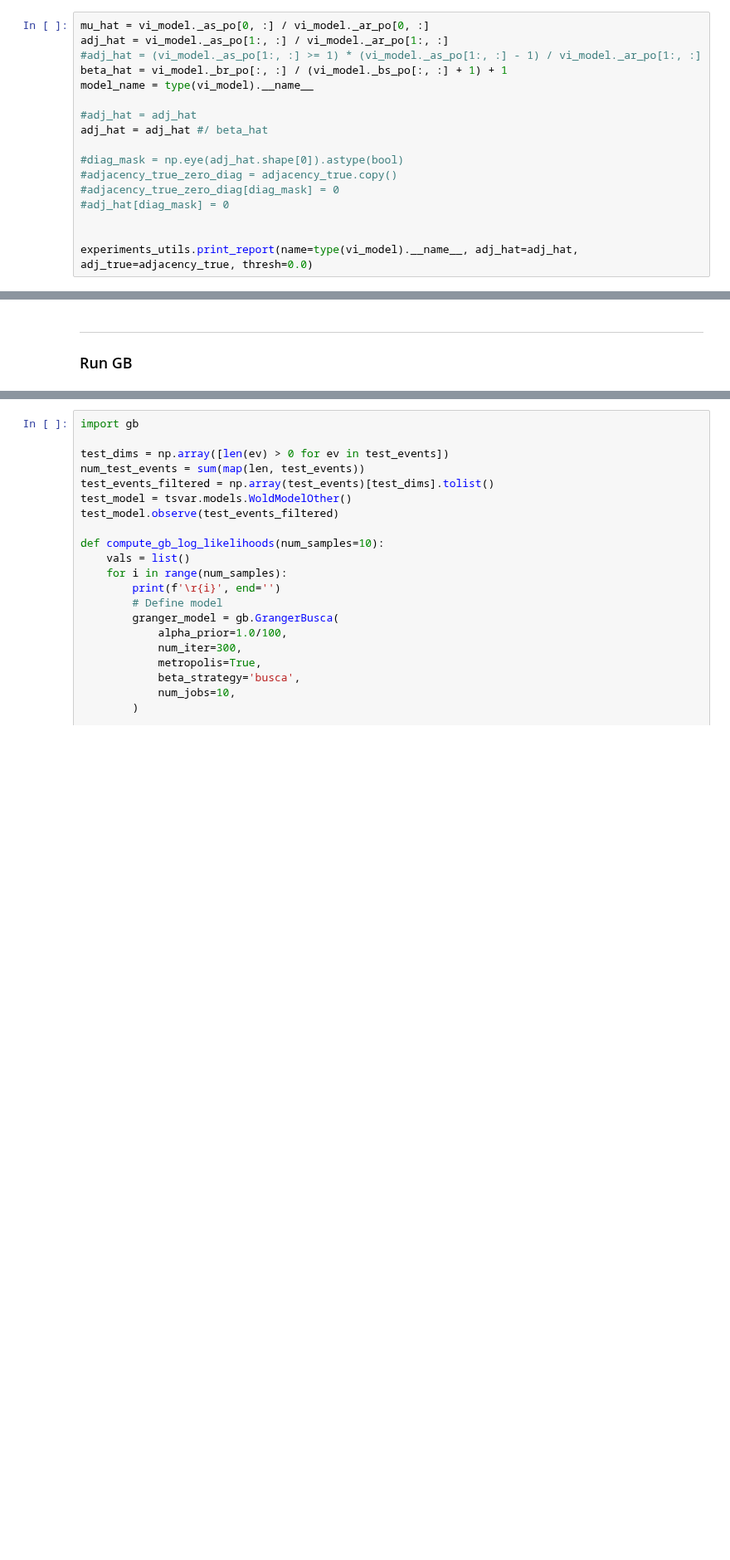
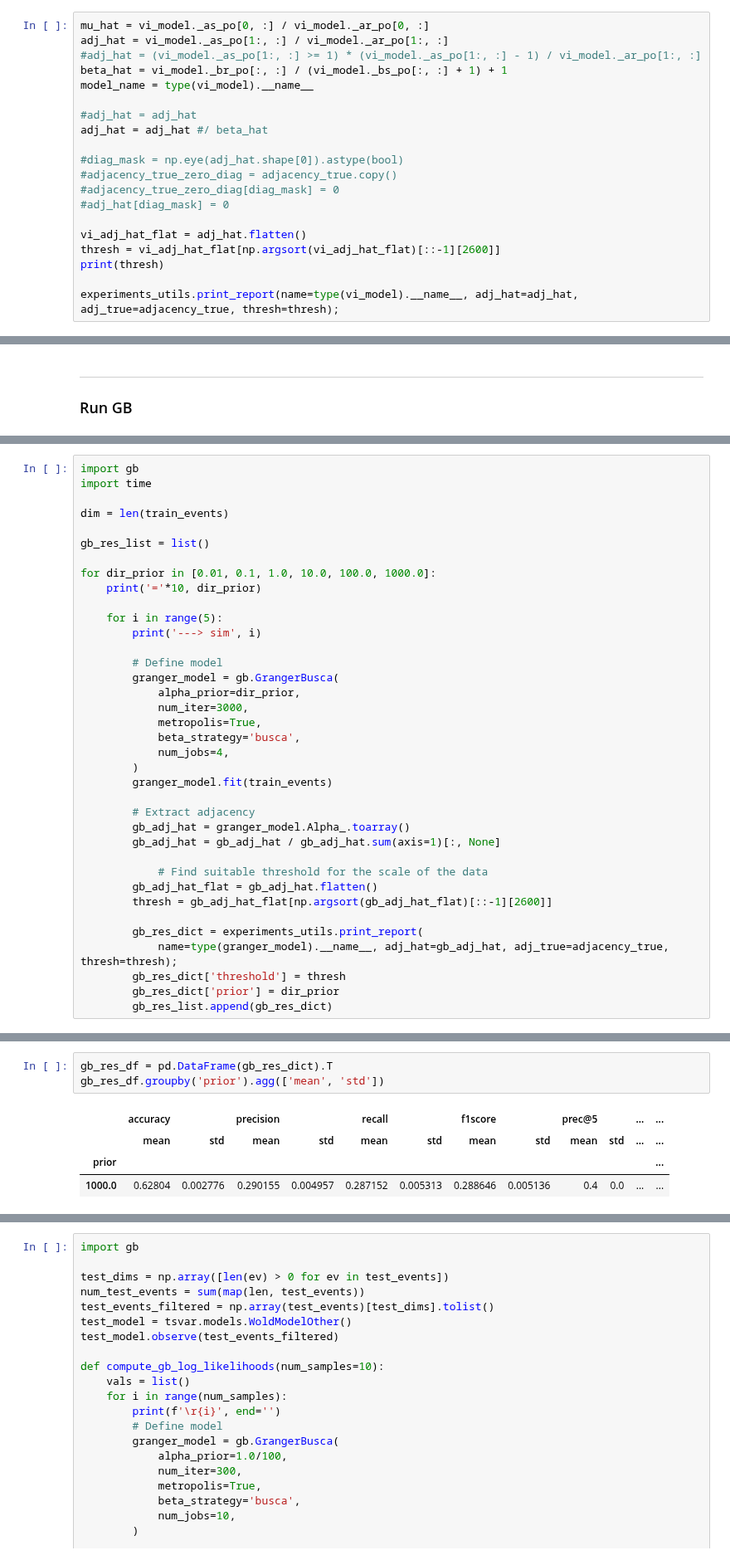
Before and after one commit to trouleau/var-wold, a Jupyter notebook: notebook/real-datasets/1-wt-email-Eu-core.ipynb, the cells around one changed output, grey strips where cells are left out. Shown at 83% size. Saved outputs shown, nothing was run; the diff lists cells and outputs as text; blank space fills up the shorter version.

```diff
--- a/notebook/real-datasets/1-wt-email-Eu-core.ipynb
+++ b/notebook/real-datasets/1-wt-email-Eu-core.ipynb
@@ -329,8 +352,11 @@ adj_hat = adj_hat #/ beta_hat
 #adjacency_true_zero_diag[diag_mask] = 0
 #adj_hat[diag_mask] = 0
 
+vi_adj_hat_flat = adj_hat.flatten()
+thresh = vi_adj_hat_flat[np.argsort(vi_adj_hat_flat)[::-1][2600]]
+print(thresh)
 
-experiments_utils.print_report(name=type(vi_model).__name__, adj_hat=adj_hat, adj_true=adjacency_true, thresh=0.0)
+experiments_utils.print_report(name=type(vi_model).__name__, adj_hat=adj_hat, adj_true=adjacency_true, thresh=thresh);
 # %% [output]
 ==================================================
 ========== Method: WoldModelVariationalOther
@@ -438,0 +416,37 @@ granger_model.fit(events)
+# %%
+import gb
+import time
+
+dim = len(train_events)
+
+gb_res_list = list()
+
+for dir_prior in [0.01, 0.1, 1.0, 10.0, 100.0, 1000.0]:
+    print('='*10, dir_prior)
+
+    for i in range(5):
+        print('---> sim', i)
+
+        # Define model
+        granger_model = gb.GrangerBusca(
+            alpha_prior=dir_prior,
+            num_iter=3000,
+            metropolis=True,
+            beta_strategy='busca',
+            num_jobs=4,
+        )
+        granger_model.fit(train_events)
+
+        # Extract adjacency
+        gb_adj_hat = granger_model.Alpha_.toarray()
+        gb_adj_hat = gb_adj_hat / gb_adj_hat.sum(axis=1)[:, None]
+
+            # Find suitable threshold for the scale of the data
+        gb_adj_hat_flat = gb_adj_hat.flatten()
+        thresh = gb_adj_hat_flat[np.argsort(gb_adj_hat_flat)[::-1][2600]]
+
+        gb_res_dict = experiments_utils.print_report(
+            name=type(granger_model).__name__, adj_hat=gb_adj_hat, adj_true=adjacency_true, thresh=thresh);
+        gb_res_dict['threshold'] = thresh
+        gb_res_dict['prior'] = dir_prior
+        gb_res_list.append(gb_res_dict)
@@ -438,0 +471,8 @@ granger_model.fit(events)
+# %%
+gb_res_df = pd.DataFrame(gb_res_dict).T
+gb_res_df.groupby('prior').agg(['mean', 'std'])
+# %% [output]
+|  | accuracy |  | precision |  | recall |  | f1score |  | prec@5 |  | ... | ... |
+|  | mean | std | mean | std | mean | std | mean | std | mean | std | ... | ... |
+| prior |  |  |  |  |  |  |  |  |  |  |  | ... |
+| 1000.0 | 0.62804 | 0.002776 | 0.290155 | 0.004957 | 0.287152 | 0.005313 | 0.288646 | 0.005136 | 0.4 | 0.0 | ... | ... |
```
Also changed, not shown: parts of 17 cells of this notebook, 1 other file.
